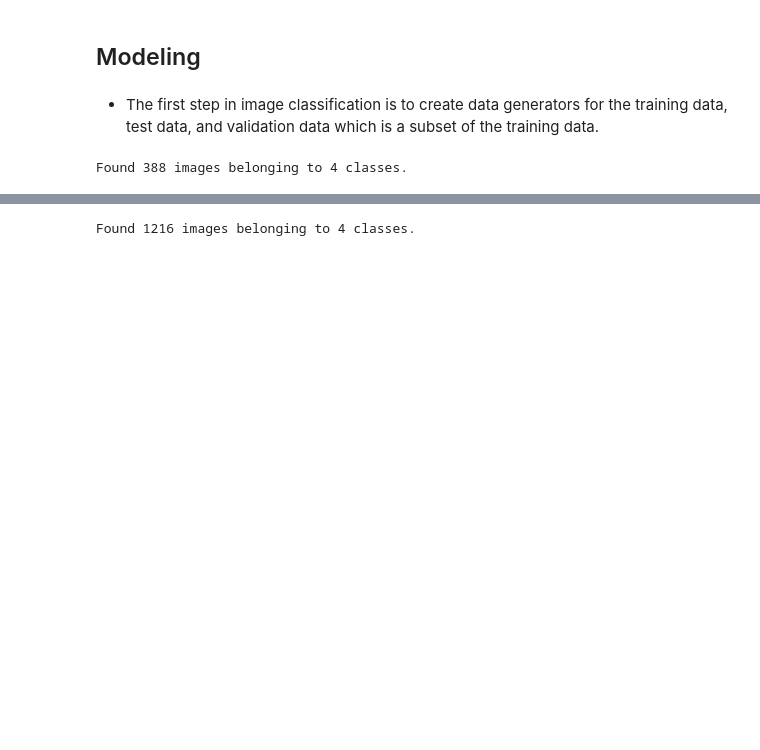
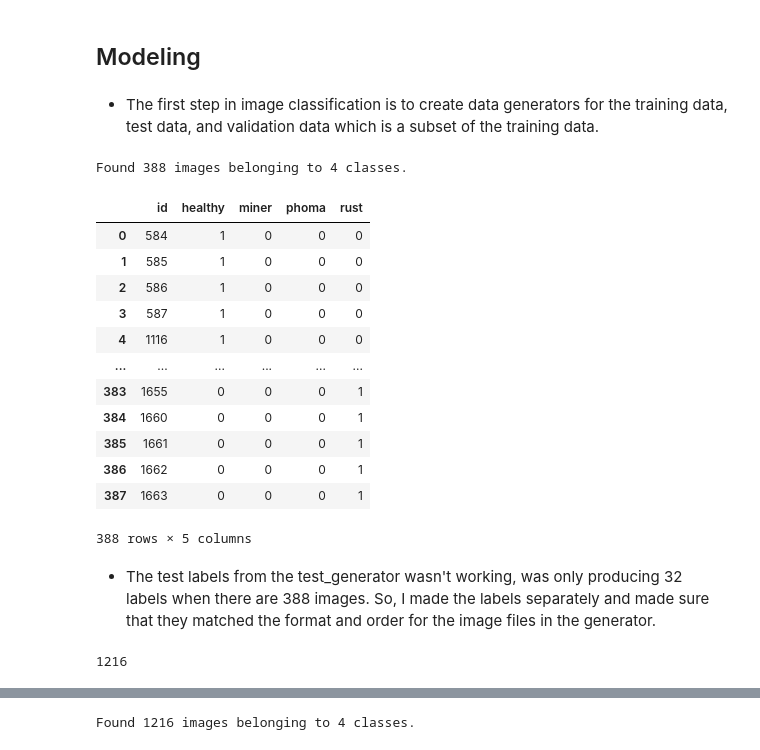
Before and after one commit to e-jager/coffee_leaf, a Jupyter notebook: Coffee_Final_Notebook.ipynb, the cells around one changed output, grey strips where cells are left out. Cells and saved outputs as stored; diff of their text form; code cells hidden in the pictures; blank space fills up the shorter version.

```diff
--- a/Final_Notebook.ipynb
+++ b/Coffee_Final_Notebook.ipynb
@@ -278,8 +287,26 @@ train_dir = 'data/images_sorted/train'
 # %%
 # Data generator for test data
 test_generator = ImageDataGenerator().flow_from_directory(
-        test_dir, target_size=(64, 64), batch_size=388, class_mode='categorical')
+        test_dir, target_size=(64, 64), class_mode='categorical')
 
-test_images, test_labels = next(test_generator)
+test_images = next(test_generator)
 # %% [output]
 Found 388 images belonging to 4 classes.
+# %%
+test_labels
+# %% [output]
+|  | id | healthy | miner | phoma | rust |
+| 0 | 584 | 1 | 0 | 0 | 0 |
+| 1 | 585 | 1 | 0 | 0 | 0 |
+| 2 | 586 | 1 | 0 | 0 | 0 |
+| 3 | 587 | 1 | 0 | 0 | 0 |
+| 4 | 1116 | 1 | 0 | 0 | 0 |
+| ... | ... | ... | ... | ... | ... |
+| 383 | 1655 | 0 | 0 | 0 | 1 |
+| 384 | 1660 | 0 | 0 | 0 | 1 |
+| 385 | 1661 | 0 | 0 | 0 | 1 |
+| 386 | 1662 | 0 | 0 | 0 | 1 |
+| 387 | 1663 | 0 | 0 | 0 | 1 |
+388 rows × 5 columns
+# %% [markdown]
+- The test labels from the test_generator wasn't working, was only producing 32 labels when there are 388 images. So, I made the labels separately and made sure that they matched the format and order for the image files in the generator.
@@ -285,0 +323,4 @@ Found 388 images belonging to 4 classes.
+# %%
+len(train_labels_final)
+# %% [output]
+1216
```
Also changed, not shown: parts of 78 cells of this notebook, 3 other files.
